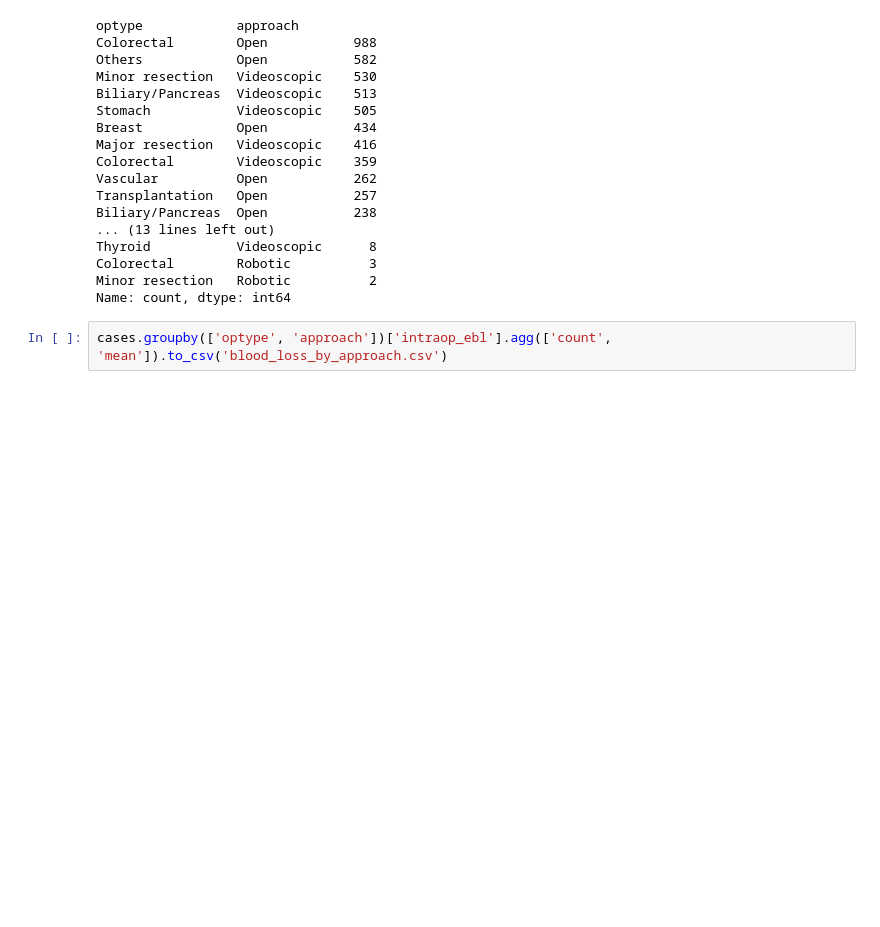
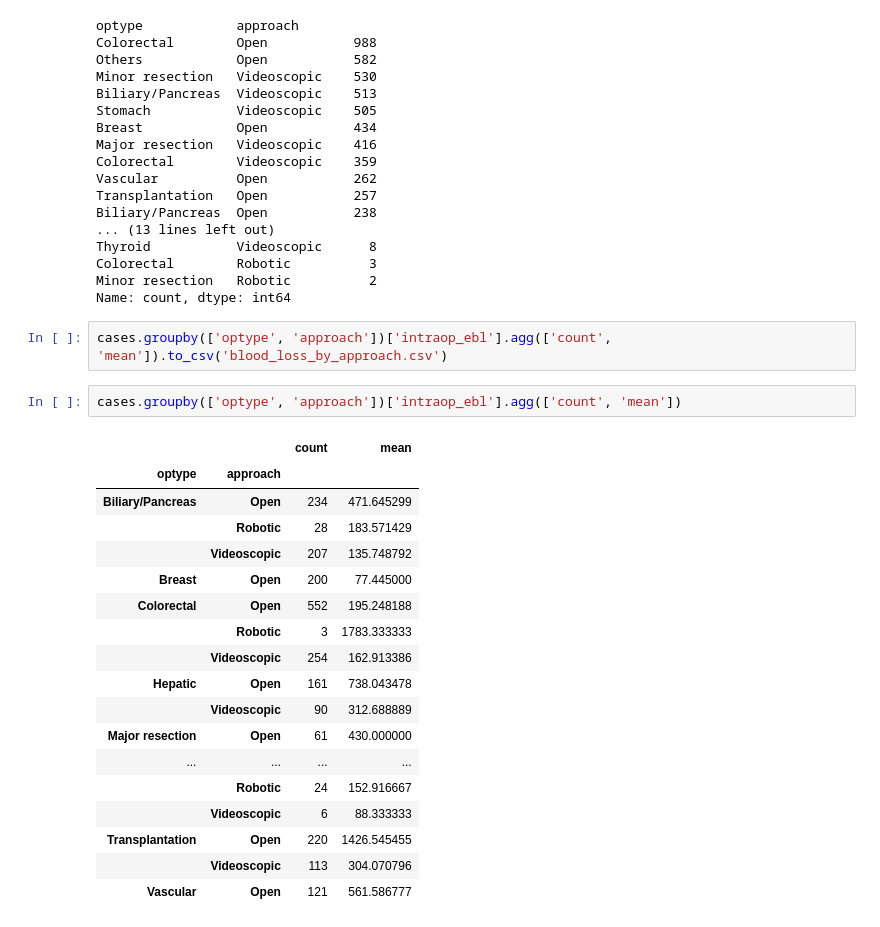
Before and after one commit to ethanlam101/dsc106_finalproj, a Jupyter notebook: final_exploration.ipynb, the cells around one changed output. Saved outputs shown, nothing was run; the diff lists cells and outputs as text; blank space fills up the shorter version.

```diff
--- a/final_exploration.ipynb
+++ b/final_exploration.ipynb
@@ -385,3 +385,24 @@ Minor resection   Robotic          2
 Name: count, dtype: int64
 # %%
 cases.groupby(['optype', 'approach'])['intraop_ebl'].agg(['count', 'mean']).to_csv('blood_loss_by_approach.csv')
+# %%
+cases.groupby(['optype', 'approach'])['intraop_ebl'].agg(['count', 'mean'])
+# %% [output]
+|  |  | count | mean |
+| optype | approach |  |  |
+| Biliary/Pancreas | Open | 234 | 471.645299 |
+|  | Robotic | 28 | 183.571429 |
+|  | Videoscopic | 207 | 135.748792 |
+| Breast | Open | 200 | 77.445000 |
+| Colorectal | Open | 552 | 195.248188 |
+|  | Robotic | 3 | 1783.333333 |
+|  | Videoscopic | 254 | 162.913386 |
+| Hepatic | Open | 161 | 738.043478 |
+|  | Videoscopic | 90 | 312.688889 |
+| Major resection | Open | 61 | 430.000000 |
+| ... | ... | ... | ... |
+|  | Robotic | 24 | 152.916667 |
+|  | Videoscopic | 6 | 88.333333 |
+| Transplantation | Open | 220 | 1426.545455 |
+|  | Videoscopic | 113 | 304.070796 |
+| Vascular | Open | 121 | 561.586777 |
```
Also changed, not shown: 4 other files.
